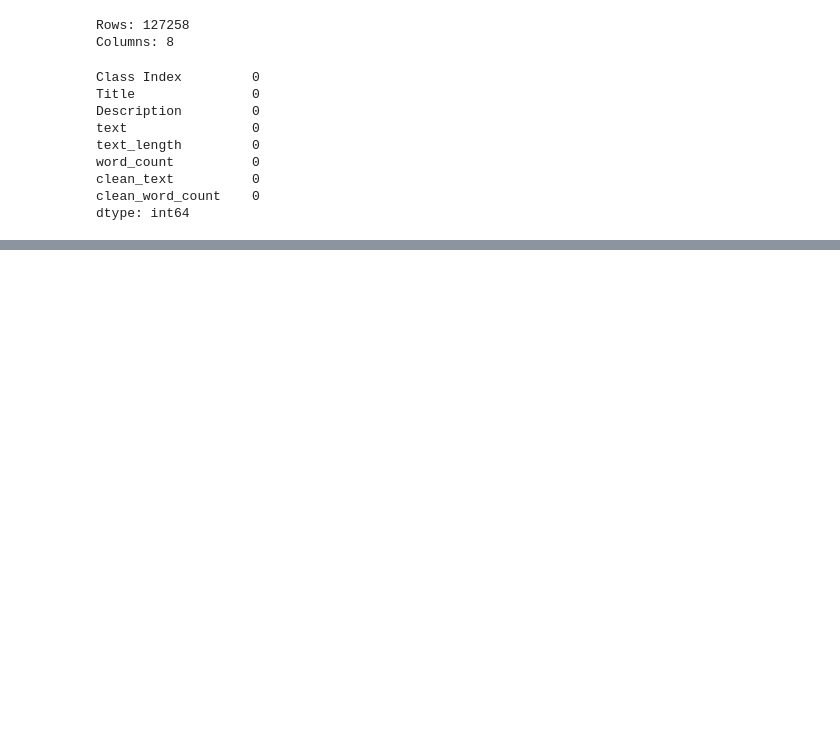
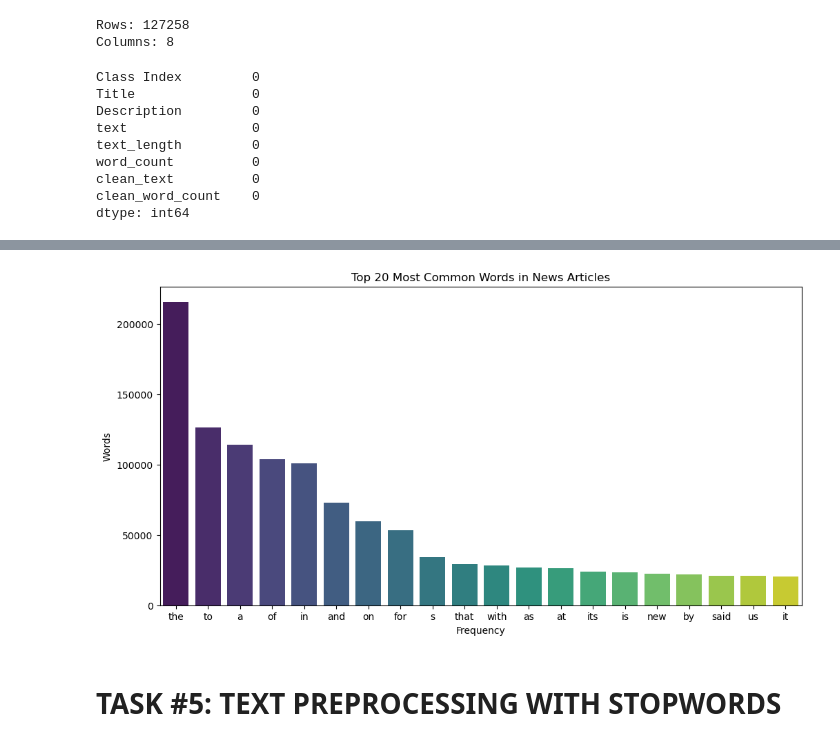
Before and after one commit to ranjansinghds/News-Article-Clustering-NLP-Project, a Jupyter notebook: News_Articles_Clustering_Project.ipynb, the cells around one changed output, grey strips where cells are left out. Saved outputs shown, nothing was run; the diff lists cells and outputs as text; code cells hidden in the pictures; blank space fills up the shorter version.

```diff
--- a/News_Articles_Clustering_Project.ipynb
+++ b/News_Articles_Clustering_Project.ipynb
@@ -378,0 +381,10 @@ news_df.head()
+# %%
+all_words = " ".join(news_df["clean_text"])
+
+words = all_words.split()
+
+word_counts = Counter(words)
+
+common_words = word_counts.most_common(20)
+
+common_words
@@ -378,0 +412,3 @@ news_df.head()
+# %%
+common_words_df = pd.DataFrame(common_words, columns=['word', 'count'])
+common_words_df
@@ -378,0 +433,12 @@ news_df.head()
+# %%
+plt.figure(figsize=(12, 6))
+sns.barplot(x='word', y='count', data=common_words_df, palette='viridis')
+
+plt.xlabel('Frequency')
+plt.ylabel('Words')
+plt.title('Top 20 Most Common Words in News Articles')
+plt.show()
+# %% [output]
+[figure, added]
+# %% [markdown]
+# TASK #5: TEXT PREPROCESSING WITH STOPWORDS
```
Also changed, not shown: parts of 3 cells of this notebook, 1 other file.
